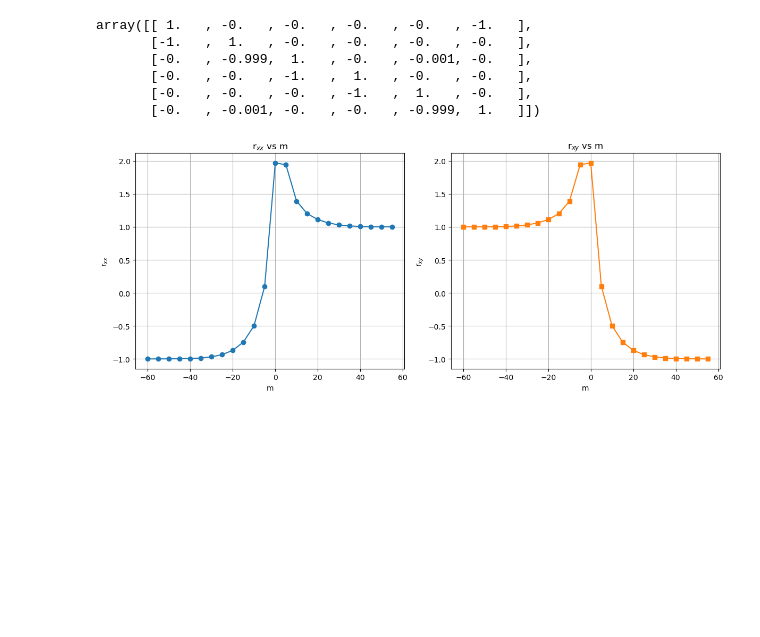
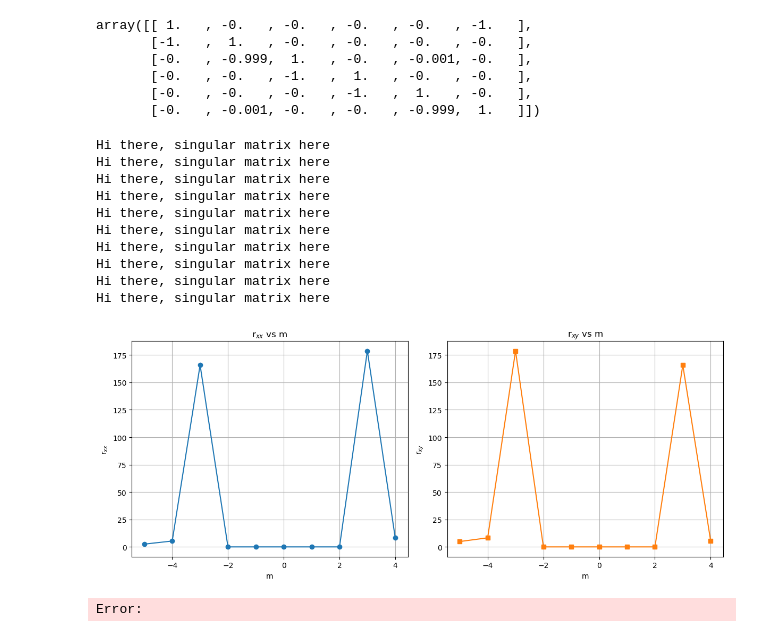
Before and after one commit to Xky123ff/GIT--DEMO, a Jupyter notebook: Chiral_edge/拓扑，m变化.ipynb, the cells around one changed output. Cells and saved outputs as stored; diff of their text form; code cells hidden in the pictures; blank space fills up the shorter version.

```diff
--- a/Chiral_edge/拓扑，m变化.ipynb
+++ b/Chiral_edge/拓扑，m变化.ipynb
@@ -138,33 +138,44 @@ def resistance_xy(tmatrix):
     return resistance(6, 3)
 # %%
 # 计算不同m值下的电阻
-m_values = np.arange(-60, 60,5)
+m_values = np.arange(-5, 5,1)
 rxx_list = []
 rxy_list = []
 
 for m in m_values:
     syst = make_syst(m, width=60, length=300)
-    smat = kwant.smatrix(syst, energy=9.0)
+    smat = kwant.smatrix(syst, energy=7.0)
     tmat = smat.conductance_matrix()
     rxx_list.append(resistance_xx(tmat))
     rxy_list.append(resistance_xy(tmat))
 
 #画图
 fig, (ax1, ax2) = plt.subplots(1, 2, figsize=(12, 5))
 
 ax1.plot(m_values, rxx_list, 'o-', color='C0')
 ax1.set_xlabel('m')
 ax1.set_ylabel('r$_{xx}$')
 ax1.set_title('r$_{xx}$ vs m')
 ax1.grid(True)
 
 ax2.plot(m_values, rxy_list, 's-', color='C1')
 ax2.set_xlabel('m')
 ax2.set_ylabel('r$_{xy}$')
 ax2.set_title('r$_{xy}$ vs m')
 ax2.grid(True)
 
 plt.tight_layout()
 plt.show()
 # %% [output]
+Hi there, singular matrix here
+Hi there, singular matrix here
+Hi there, singular matrix here
+Hi there, singular matrix here
+Hi there, singular matrix here
+Hi there, singular matrix here
+Hi there, singular matrix here
+Hi there, singular matrix here
+Hi there, singular matrix here
+Hi there, singular matrix here
-[figure, old version]
+[figure, new version]
+Error:
```
Also changed, not shown: 6 other files.
